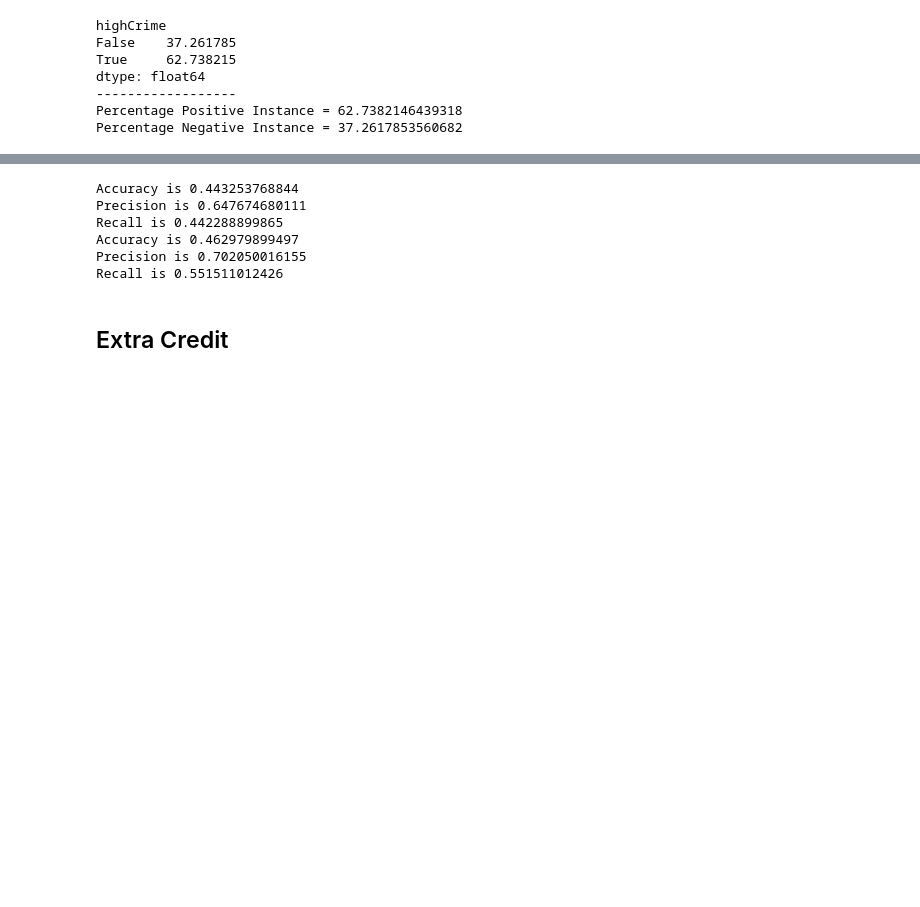
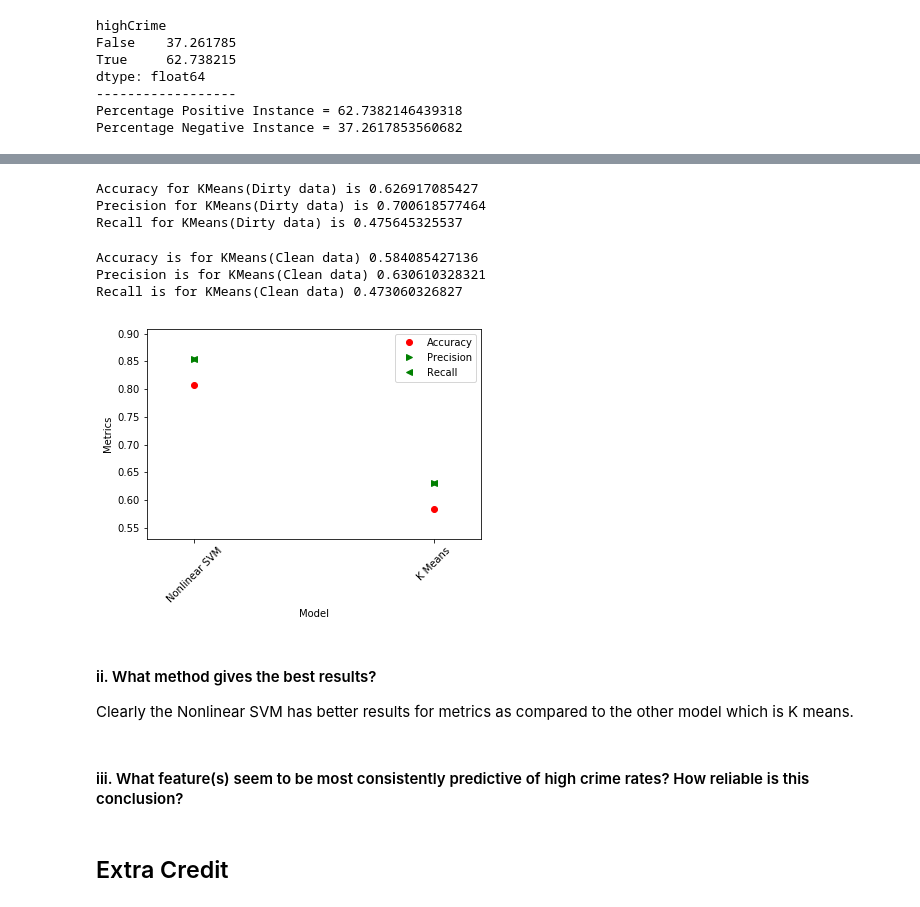
Before and after one commit to adityajadhav/crime-prediction, a Jupyter notebook: crime_prediction.ipynb, the cells around one changed output, grey strips where cells are left out. Drawn from its saved outputs; the diff is of its cells as text; code cells hidden in the pictures; blank space fills up the shorter version.

```diff
--- a/crime_prediction.ipynb
+++ b/crime_prediction.ipynb
@@ -472,29 +555,56 @@ Recall is 0.8448
+# %%
+#clf = KMeans(n_clusters = 2)
+km_clf = KMeans(n_clusters = 2)
+km_accuracy_d = cross_val_score(km_clf, X_d, y_d, cv=10, scoring='accuracy').mean()
+km_precision_d = cross_val_score(km_clf, X_d, y_d, cv=10, scoring='precision').mean()
+km_recall_d = cross_val_score(km_clf, X_d, y_d, cv=10, scoring='recall').mean()
+
+print ('Accuracy for KMeans(Dirty data) is', km_accuracy_d)
+print ('Precision for KMeans(Dirty data) is', km_precision_d)
+print ('Recall for KMeans(Dirty data) is', km_recall_d)
+# %% [output]
+Accuracy for KMeans(Dirty data) is 0.626917085427
+Precision for KMeans(Dirty data) is 0.700618577464
+Recall for KMeans(Dirty data) is 0.475645325537
 # %%
-#clf = KMeans(n_clusters = 2)
-clf = KMeans(n_clusters = 2)
-km_accuracy = cross_val_score(clf, X_d, y_d, cv=10, scoring='accuracy').mean()
-km_precision = cross_val_score(clf, X_d, y_d, cv=10, scoring='precision').mean()
-km_recall = cross_val_score(clf, X_d, y_d, cv=10, scoring='recall').mean()
 
-print ('Accuracy is', km_accuracy)
-print ('Precision is', km_precision)
-print ('Recall is', km_recall)
+km_accuracy = cross_val_score(km_clf, X, y, cv=10, scoring='accuracy').mean()
+km_precision = cross_val_score(km_clf, X, y, cv=10, scoring='precision').mean()
+km_recall = cross_val_score(km_clf, X, y, cv=10, scoring='recall').mean()
 
-
-km_accuracy = cross_val_score(clf, X, y, cv=10, scoring='accuracy').mean()
-km_precision = cross_val_score(clf, X, y, cv=10, scoring='precision').mean()
-km_recall = cross_val_score(clf, X, y, cv=10, scoring='recall').mean()
-
-print ('Accuracy is', km_accuracy)
-print ('Precision is', km_precision)
-print ('Recall is', km_recall)
+print ('Accuracy is for KMeans(Clean data)', km_accuracy)
+print ('Precision is for KMeans(Clean data)', km_precision)
+print ('Recall is for KMeans(Clean data)', km_recall)
 # %% [output]
-Accuracy is 0.443253768844
-Precision is 0.647674680111
-Recall is 0.442288899865
-Accuracy is 0.462979899497
-Precision is 0.702050016155
-Recall is 0.551511012426
+Accuracy is for KMeans(Clean data) 0.584085427136
+Precision is for KMeans(Clean data) 0.630610328321
+Recall is for KMeans(Clean data) 0.473060326827
+# %%
+names = ["Nonlinear SVM" ,"K Means"]
+acc_list = [poly_accuracy,km_accuracy]
+pre_list = [poly_precision,km_precision]
+re_list = [poly_recall,km_recall]
+xaxisRange = range(2)
+plt.xticks(xaxisRange, names, rotation=45)
+# plt.legend()
+
+plt.plot(xaxisRange,acc_list,'ro',color="Red",label="Accuracy")
+plt.plot(xaxisRange,pre_list,'>',color="green",label="Precision")
+plt.plot(xaxisRange,pre_list,'<',color="green",label="Recall")
+
+plt.xlabel('Model')
+plt.ylabel('Metrics')
+plt.margins(0.2)
+plt.subplots_adjust(bottom=0.15)
+legend = plt.legend()
+plt.show()
+# %% [output]
+[figure, added]
+# %% [markdown]
+#### ii. What method gives the best results?
+Clearly the Nonlinear SVM has better results for metrics as compared to the other model which is K means.
+# %% [markdown]
+#### iii. What feature(s) seem to be most consistently predictive of high crime rates? How reliable is this conclusion?
 # %% [markdown]
 ## Extra Credit
 # %% [markdown]
```
Also changed, not shown: parts of 45 cells of this notebook.
